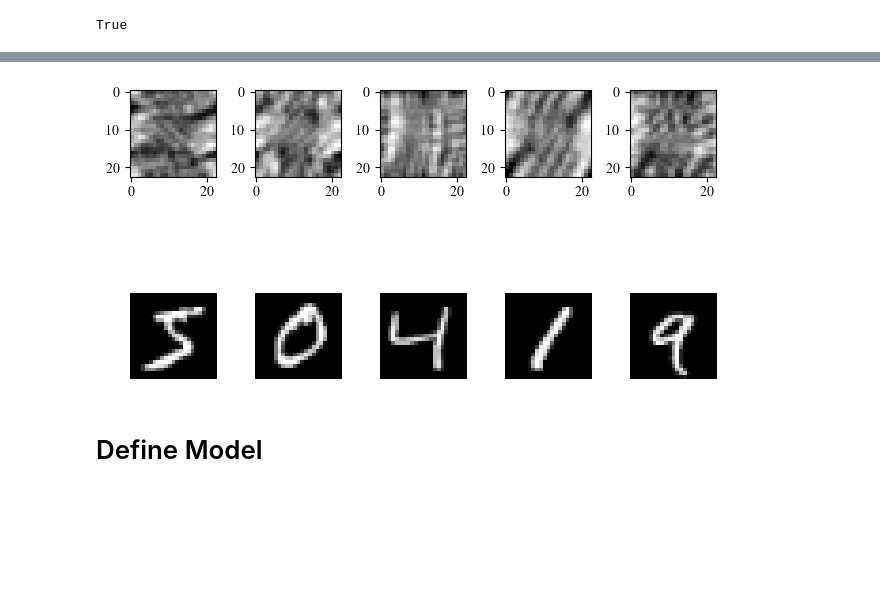
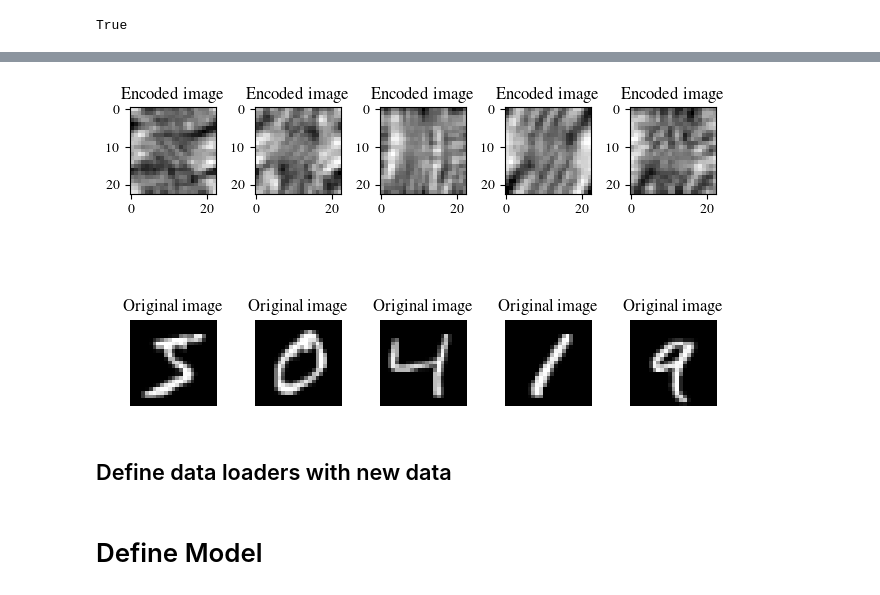
Before and after one commit to jornelasmunoz/UCM_Undergraduate_Research, a Jupyter notebook: jornelasmunoz/notebooks/Image Reconstruction Model.ipynb, the cells around one changed output, grey strips where cells are left out. Cells and saved outputs as stored; diff of their text form; code cells hidden in the pictures; blank space fills up the shorter version.

```diff
--- a/jornelasmunoz/notebooks/Image Reconstruction Model.ipynb
+++ b/jornelasmunoz/notebooks/Image Reconstruction Model.ipynb
@@ -130,18 +144,22 @@ Wall time: 1min 9s
 # %%
 # Printing 25 random images from the training dataset
 random_samples = np.random.randint(1, len(mura_train_data), (5))
 
 for idx in range(random_samples.shape[0]):
     plt.subplot(2, 5, idx + 1)
     plt.imshow(mura_train_data[idx][0][0].numpy(), cmap='gray')
+    plt.title('Encoded image')
     plt.subplot(2, 5, idx + 6)
     plt.imshow(mura_train_data[idx][1][0].numpy(), cmap='gray')
+    plt.title('Original image')
     plt.axis('off')
 
 plt.tight_layout()
 plt.show()
 # %% [output]
-[figure, old version]
+[figure, new version]
+# %% [markdown]
+## Define data loaders with new data
 # %%
 loaders = {
     'train' : torch.utils.data.DataLoader(mura_train_data,
```
Also changed, not shown: parts of 9 cells of this notebook.
